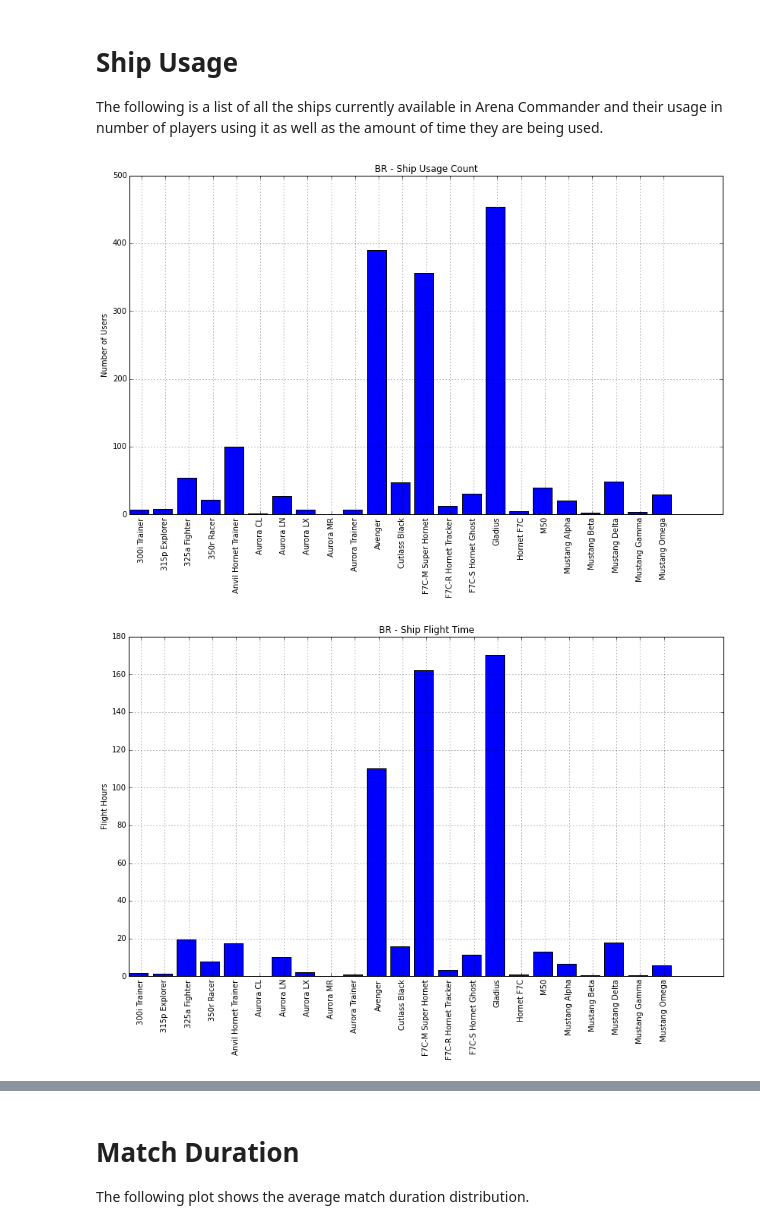
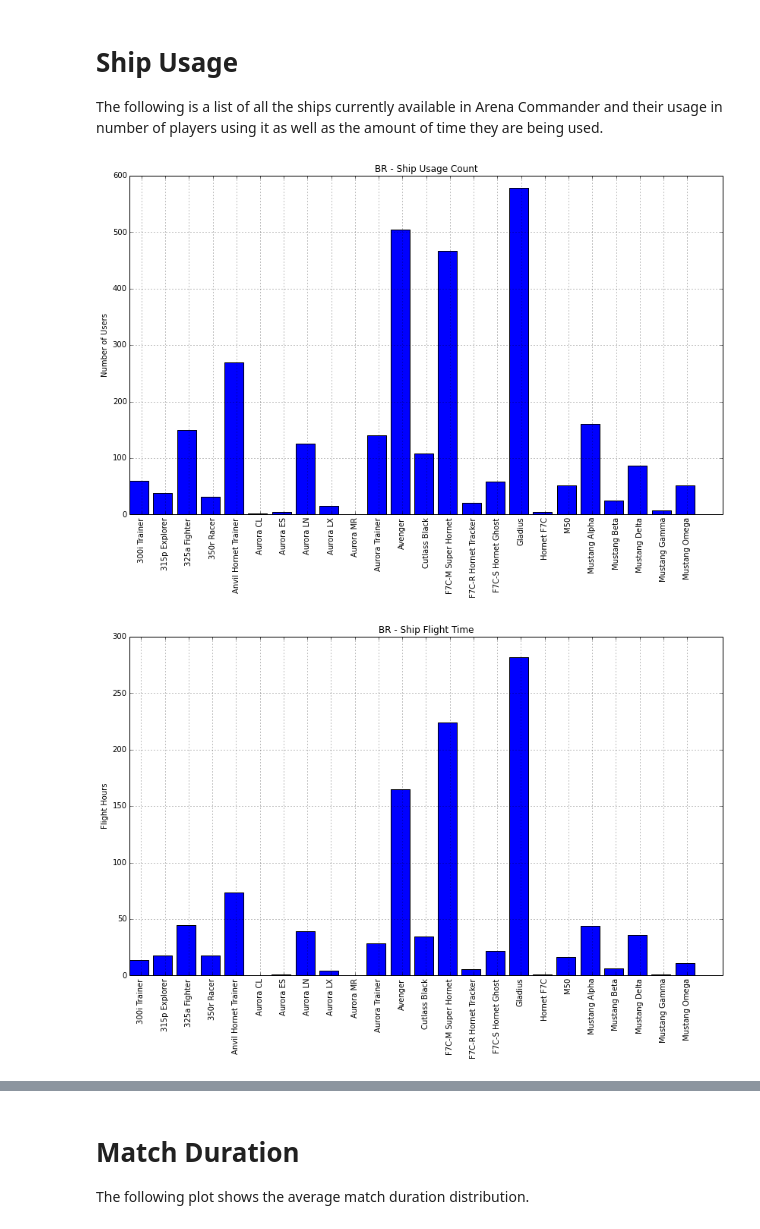
Before and after one commit to WhiteMagic/sc_api, a Jupyter notebook: SC Plots.ipynb, the cells around one changed output, grey strips where cells are left out. Saved outputs shown, nothing was run; the diff lists cells and outputs as text; code cells hidden in the pictures.

```diff
--- a/SC Plots.ipynb
+++ b/SC Plots.ipynb
@@ -78,6 +80,8 @@ for mode in modes:
     for pilot in data[mode].get_data().values():
         try:
             tmp = pilot.favorite_ship
+            if tmp == None:
+                continue
             ship_name = tmp[0]
             if tmp[1] > 0.9:
                 if ship_name not in ships:
@@ -98,32 +102,32 @@ for mode in modes:
 #        ship_data["BR"]["count"],
 #        ship_data["SB"]["count"],
 #        ship_data["VC"]["count"]
 #    ))
 
 for k, mode in enumerate(["BR", "SB", "VC"]):
     sorted_ships = {"count": [], "time": []}
     sorted_keys = sorted(ships.keys())
     for key in sorted_keys:
         ship_data = ships[key][mode]
         sorted_ships["count"].append(ship_data["count"])
         sorted_ships["time"].append(ship_data["time"])
 
     x = range(len(sorted_ships["count"]))
     xt = [v+0.5 for v in x]
 
     plt.figure(2*k + 1)
     plt.title("{} - Ship Usage Count".format(mode))
     plt.bar(x, sorted_ships["count"])
     plt.xticks(xt, sorted_keys, rotation=90)
     plt.ylabel("Number of Users")
     plt.grid()
 
     plt.figure(2*k + 2)
     plt.title("{} - Ship Flight Time".format(mode))
     plt.bar(x, sorted_ships["time"])
     plt.xticks(xt, sorted_keys, rotation=90)
     plt.ylabel("Flight Hours")
     plt.grid()
 # %% [output]
-[figure, old version]
+[figure, new version]
-[figure, old version]
+[figure, new version]
```
Also changed, not shown: parts of 8 cells of this notebook, 2 other files.
